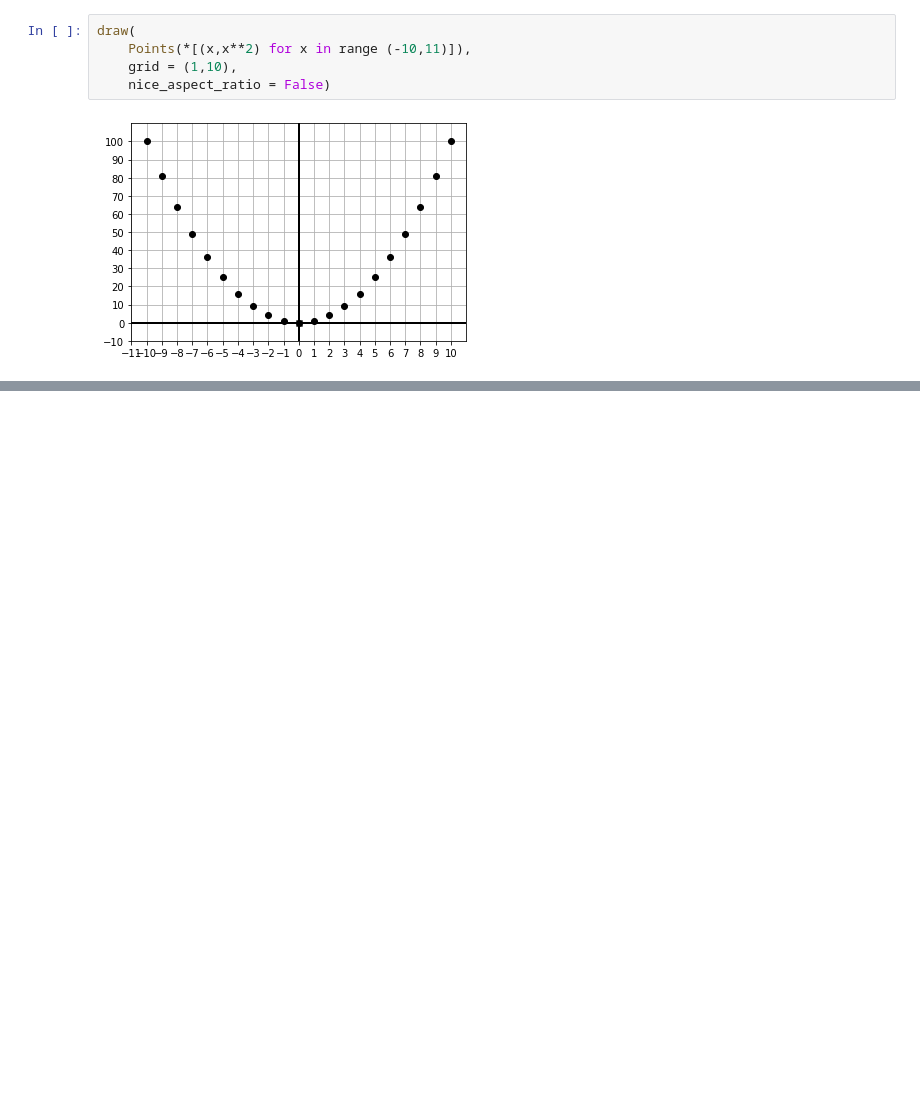
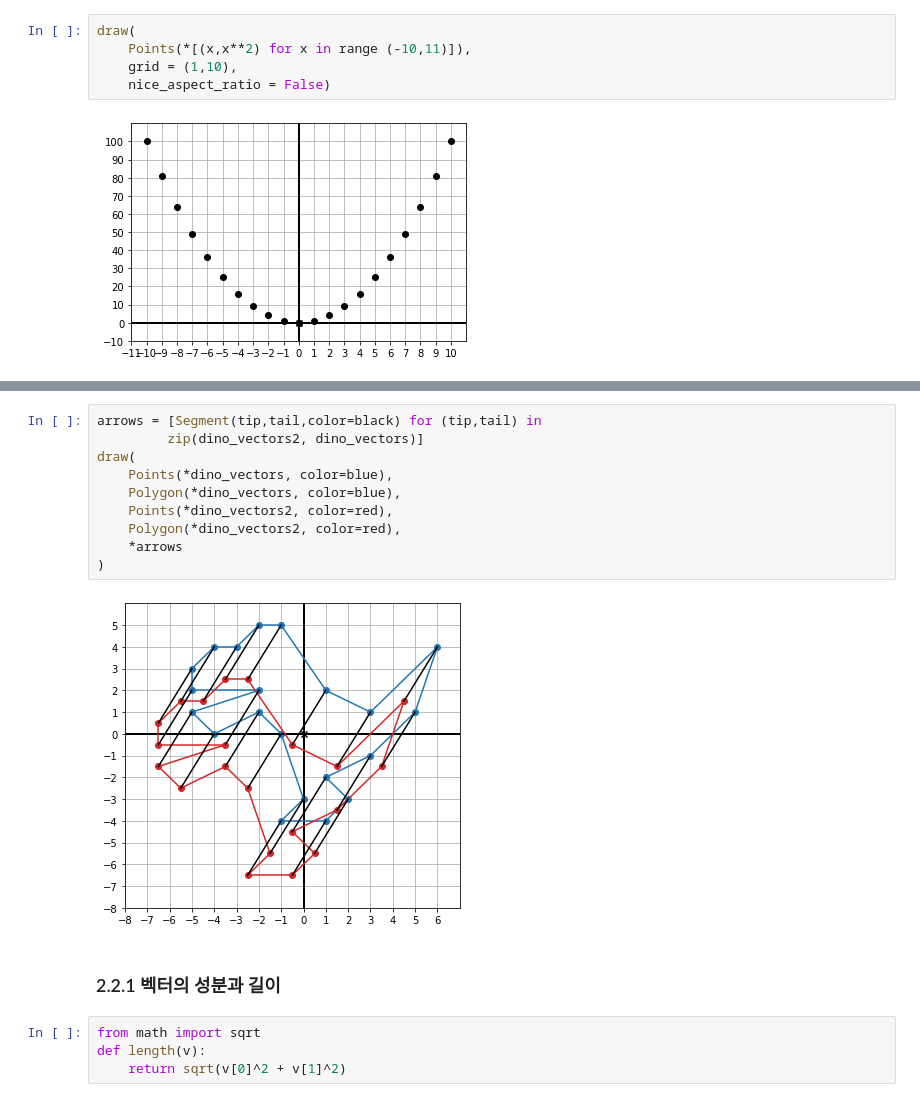
Before and after one commit to lhk6565/Math-for-Programmers, a Jupyter notebook: Part 1/Chapter 02/Chapter 02 Walkthrough.ipynb, the cells around one changed output, grey strips where cells are left out. Cells and saved outputs as stored; diff of their text form; blank space fills up the shorter version.

```diff
--- a/Part 1/Chapter 02/Chapter 02 Walkthrough.ipynb
+++ b/Part 1/Chapter 02/Chapter 02 Walkthrough.ipynb
@@ -61,0 +78,18 @@ draw(
+# %%
+arrows = [Segment(tip,tail,color=black) for (tip,tail) in
+         zip(dino_vectors2, dino_vectors)]
+draw(
+    Points(*dino_vectors, color=blue),
+    Polygon(*dino_vectors, color=blue),
+    Points(*dino_vectors2, color=red),
+    Polygon(*dino_vectors2, color=red),
+    *arrows
+)
+# %% [output]
+[figure, added]
+# %% [markdown]
+### 2.2.1 벡터의 성분과 길이
+# %%
+from math import sqrt
+def length(v):
+    return sqrt(v[0]^2 + v[1]^2)
```
Also changed, not shown: parts of 16 cells of this notebook.
